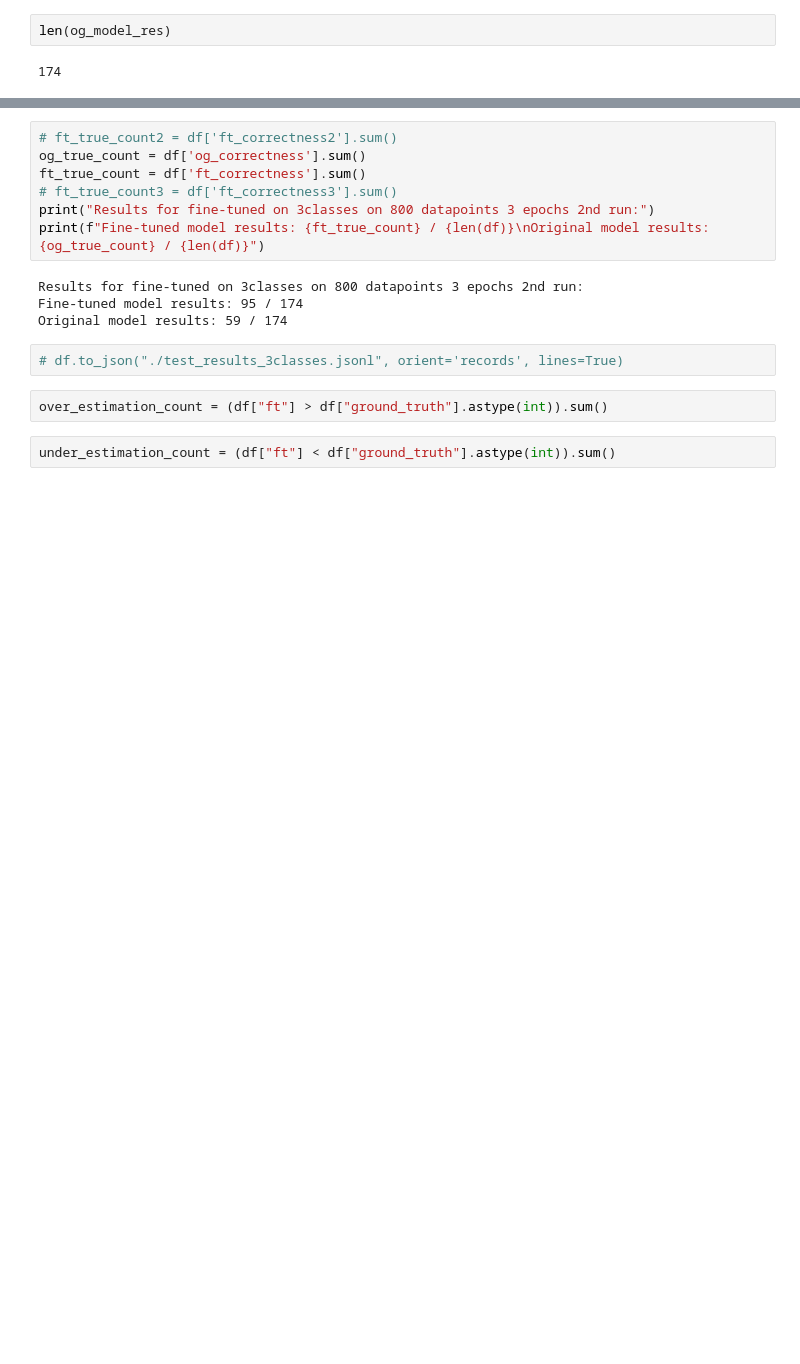
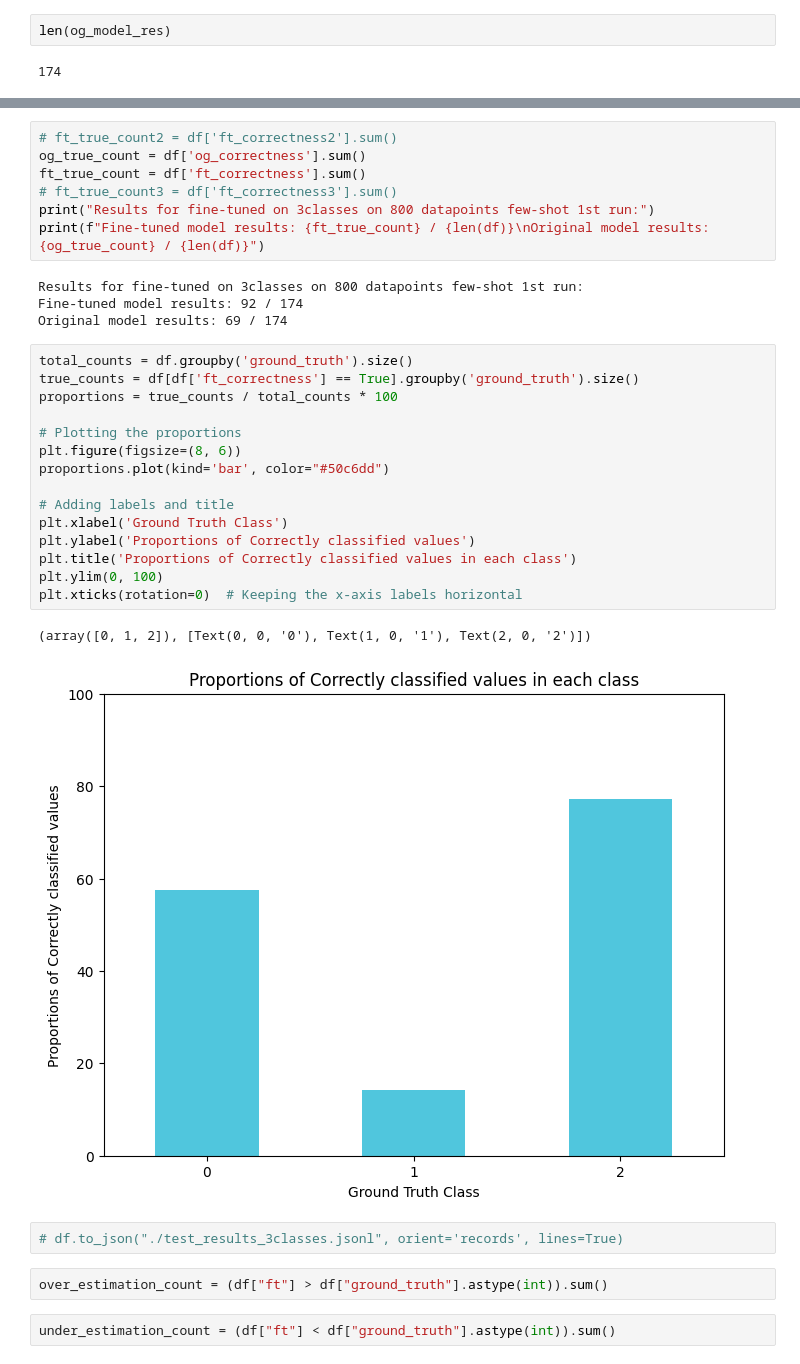
Before and after one commit to BaeHenryS/ComplexityNet, a Jupyter notebook: fine_tuning_openai.ipynb, the cells around one changed output, grey strips where cells are left out. Saved outputs shown, nothing was run; the diff lists cells and outputs as text; blank space fills up the shorter version.

```diff
--- a/fine_tuning_openai.ipynb
+++ b/fine_tuning_openai.ipynb
@@ -188,12 +211,30 @@ df
 og_true_count = df['og_correctness'].sum()
 ft_true_count = df['ft_correctness'].sum()
 # ft_true_count3 = df['ft_correctness3'].sum()
-print("Results for fine-tuned on 3classes on 800 datapoints 3 epochs 2nd run:")
+print("Results for fine-tuned on 3classes on 800 datapoints few-shot 1st run:")
 print(f"Fine-tuned model results: {ft_true_count} / {len(df)}\nOriginal model results: {og_true_count} / {len(df)}")
 # %% [output]
-Results for fine-tuned on 3classes on 800 datapoints 3 epochs 2nd run:
-Fine-tuned model results: 95 / 174
-Original model results: 59 / 174
+Results for fine-tuned on 3classes on 800 datapoints few-shot 1st run:
+Fine-tuned model results: 92 / 174
+Original model results: 69 / 174
+# %%
+total_counts = df.groupby('ground_truth').size()
+true_counts = df[df['ft_correctness'] == True].groupby('ground_truth').size()
+proportions = true_counts / total_counts * 100
+
+# Plotting the proportions
+plt.figure(figsize=(8, 6))
+proportions.plot(kind='bar', color="#50c6dd")
+
+# Adding labels and title
+plt.xlabel('Ground Truth Class')
+plt.ylabel('Proportions of Correctly classified values')
+plt.title('Proportions of Correctly classified values in each class')
+plt.ylim(0, 100)
+plt.xticks(rotation=0)  # Keeping the x-axis labels horizontal
+# %% [output]
+(array([0, 1, 2]), [Text(0, 0, '0'), Text(1, 0, '1'), Text(2, 0, '2')])
+[figure, added]
 # %%
 # df.to_json("./test_results_3classes.jsonl", orient='records', lines=True)
 # %%
```
Also changed, not shown: parts of 12 cells of this notebook, 14 other files.
